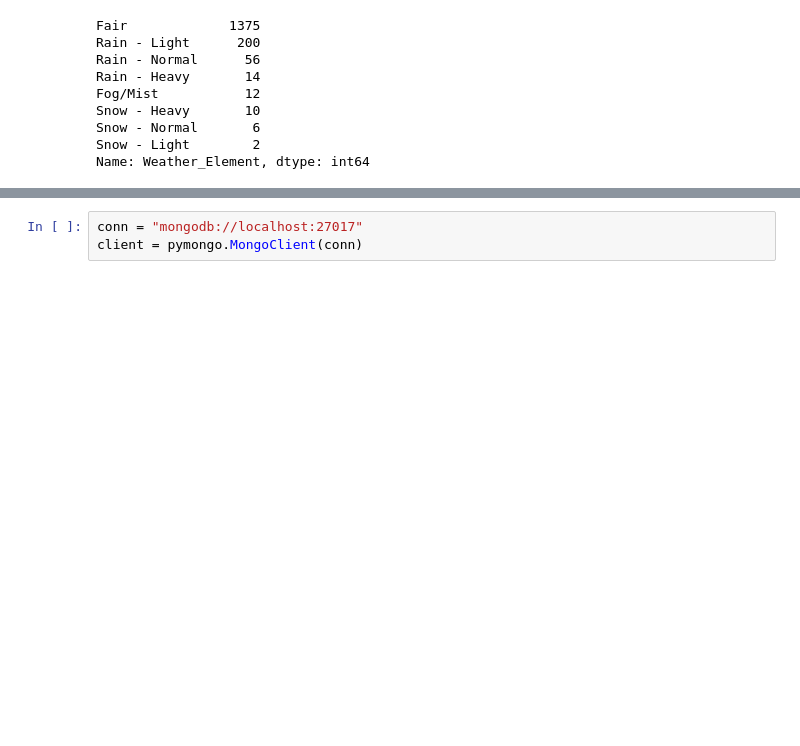
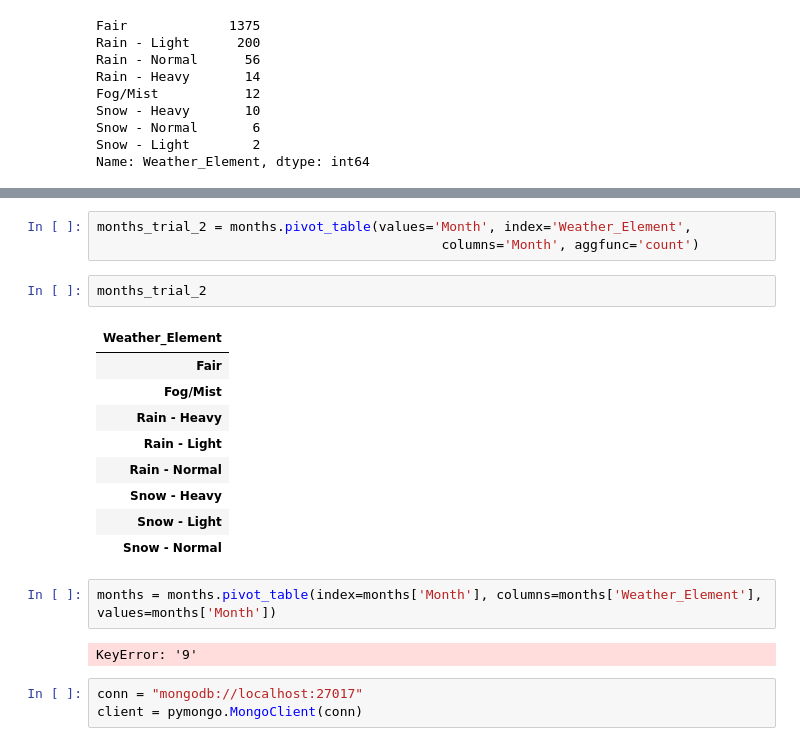
Before and after one commit to ybgandhi/Kickstart_Project, a Jupyter notebook: Python/Dataset.ipynb, the cells around one changed output, grey strips where cells are left out. Saved outputs shown, nothing was run; the diff lists cells and outputs as text; blank space fills up the shorter version.

```diff
--- a/Python/Dataset.ipynb
+++ b/Python/Dataset.ipynb
@@ -371,3 +378,22 @@ Name: Month, dtype: int64
+# %%
+months_trial_2 = months.pivot_table(values='Month', index='Weather_Element',
+                                            columns='Month', aggfunc='count')
+# %%
+months_trial_2
+# %% [output]
+| Weather_Element |
+| Fair |
+| Fog/Mist |
+| Rain - Heavy |
+| Rain - Light |
+| Rain - Normal |
+| Snow - Heavy |
+| Snow - Light |
+| Snow - Normal |
+# %%
+months = months.pivot_table(index=months['Month'], columns=months['Weather_Element'], values=months['Month'])
+# %% [output]
+KeyError: '9'
 # %%
 conn = "mongodb://localhost:27017"
 client = pymongo.MongoClient(conn)
```
Also changed, not shown: parts of 16 cells of this notebook.
